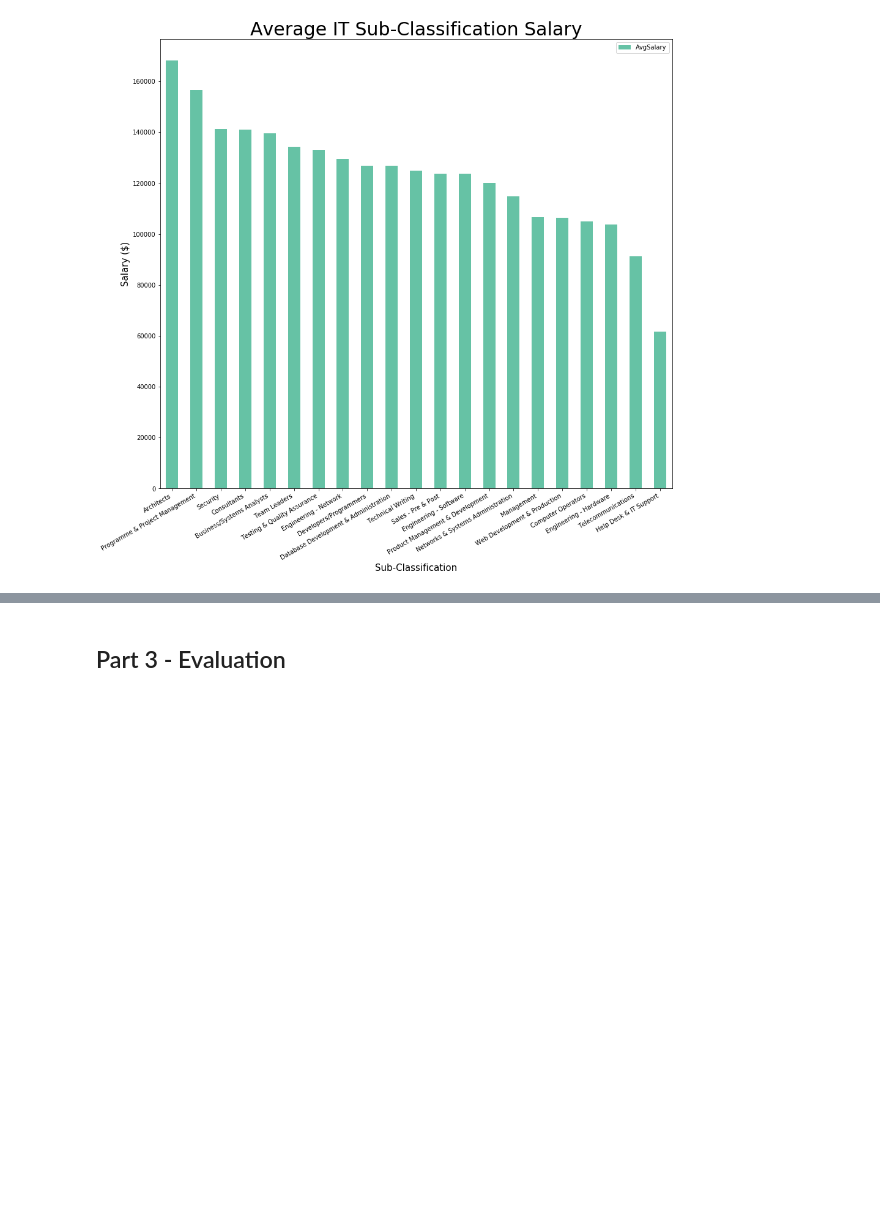
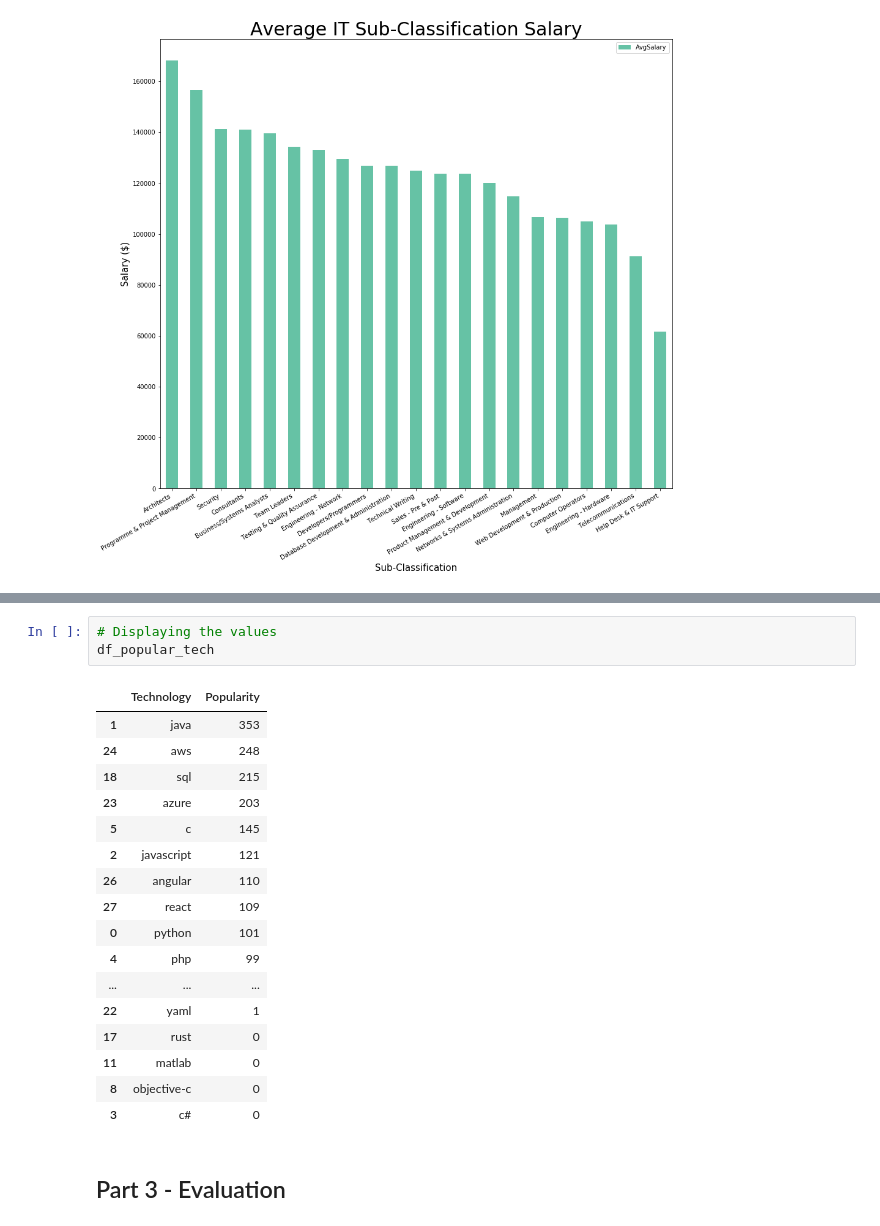
Before and after one commit to lucas-two/Job-Market-Analysis, a Jupyter notebook: src/assignment.ipynb, the cells around one changed output, grey strips where cells are left out. Saved outputs shown, nothing was run; the diff lists cells and outputs as text; blank space fills up the shorter version.

```diff
--- a/src/assignment.ipynb
+++ b/src/assignment.ipynb
@@ -1019,4 +1061,25 @@ plt.show()
 # %% [output]
 [figure]
+# %%
+# Displaying the values
+df_popular_tech
+# %% [output]
+|  | Technology | Popularity |
+| 1 | java | 353 |
+| 24 | aws | 248 |
+| 18 | sql | 215 |
+| 23 | azure | 203 |
+| 5 | c | 145 |
+| 2 | javascript | 121 |
+| 26 | angular | 110 |
+| 27 | react | 109 |
+| 0 | python | 101 |
+| 4 | php | 99 |
+| ... | ... | ... |
+| 22 | yaml | 1 |
+| 17 | rust | 0 |
+| 11 | matlab | 0 |
+| 8 | objective-c | 0 |
+| 3 | c# | 0 |
 # %% [markdown]
 ## Part 3 - Evaluation
```
Also changed, not shown: parts of 3 cells of this notebook, 1 other file.
